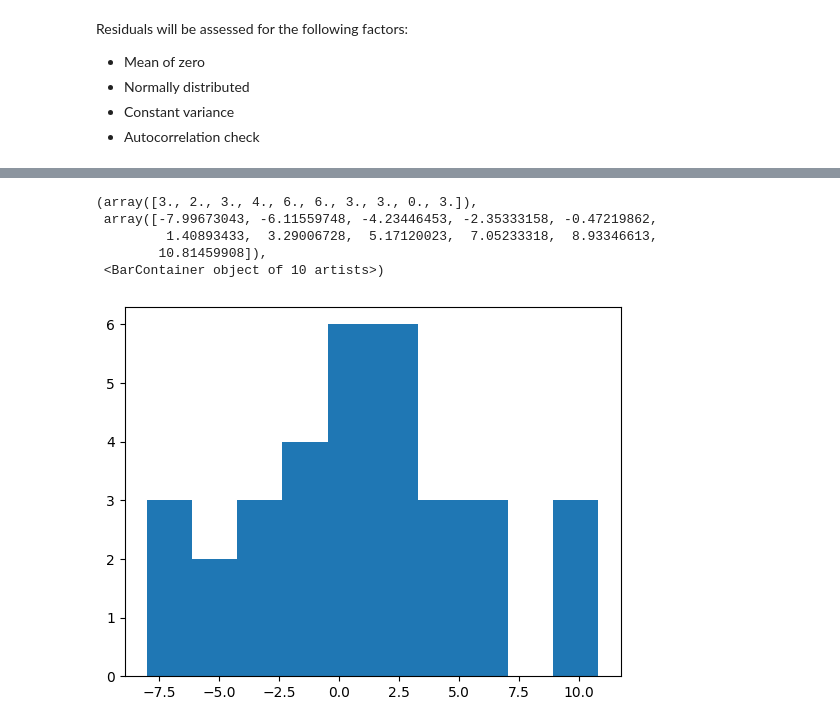
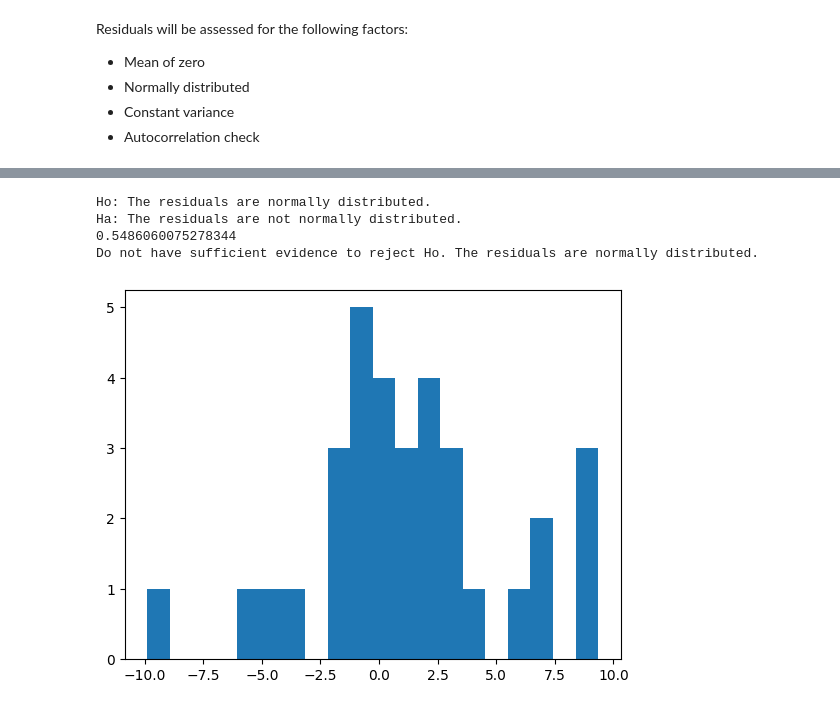
Before and after one commit to ngocmphan/global_birth_rate_analysis, a Jupyter notebook: birth_rate_analysis.ipynb, the cells around one changed output, grey strips where cells are left out. Drawn from its saved outputs; the diff is of its cells as text; code cells hidden in the pictures.

Commit message:
Added normal distribution test

```diff
--- a/birth_rate_analysis.ipynb
+++ b/birth_rate_analysis.ipynb
@@ -176,6 +176,16 @@ def autocorrelation(residuals):
         print("Do not reject Ho. There is no correlation among residuals.")
     elif test > 2.5:
         print("Reject Ho. There is sufficient evidence indicating a negative correlation in the residuals")
+
+def normal_distribution(residuals):
+    print("Ho: The residuals are normally distributed.")
+    print("Ha: The residuals are not normally distributed.")
+    k, p_value = stats.normaltest(residuals)
+    print(p_value)
+    if p_value < 0.05:
+        print("Reject Ho. The residuals are not normally distributed.")
+    elif p_value > 0.05:
+        print("Do not have sufficient evidence to reject Ho. The residuals are normally distributed.")
 # %% [markdown]
 ### Model Evaluation
 # %%
@@ -312,13 +322,14 @@ As the p_value is larger than 0.05, there is no sufficient evidence to reject Ho
 # %%
 # Test for Normal distribution
-plt.hist(residuals_test)
+plt.hist(residuals_test, bins=20)
+
+normal_distribution(residuals_test)
 # %% [output]
-(array([3., 2., 3., 4., 6., 6., 3., 3., 0., 3.]),
- array([-7.99673043, -6.11559748, -4.23446453, -2.35333158, -0.47219862,
-         1.40893433,  3.29006728,  5.17120023,  7.05233318,  8.93346613,
-        10.81459908]),
- <BarContainer object of 10 artists>)
+Ho: The residuals are normally distributed.
+Ha: The residuals are not normally distributed.
+0.5486060075278344
+Do not have sufficient evidence to reject Ho. The residuals are normally distributed.
-[figure, old version]
+[figure, new version]
 # %%
 # Test for constant variance
 plt.scatter(y_test, residuals_test)
```
Also changed, not shown: parts of 17 cells of this notebook.
